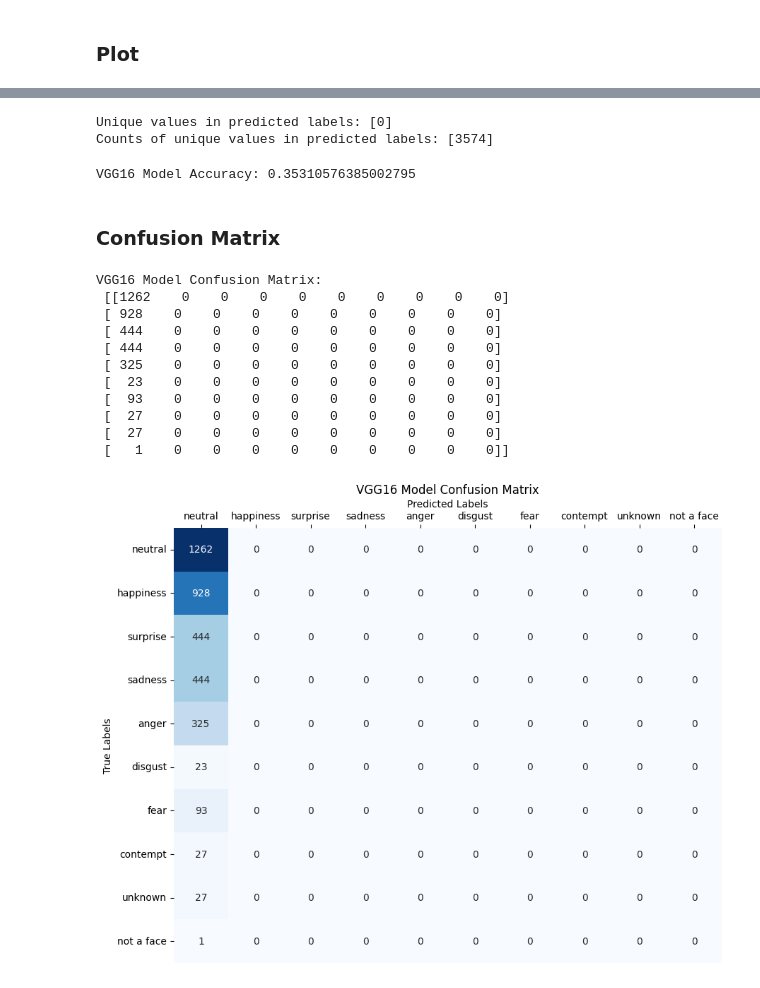
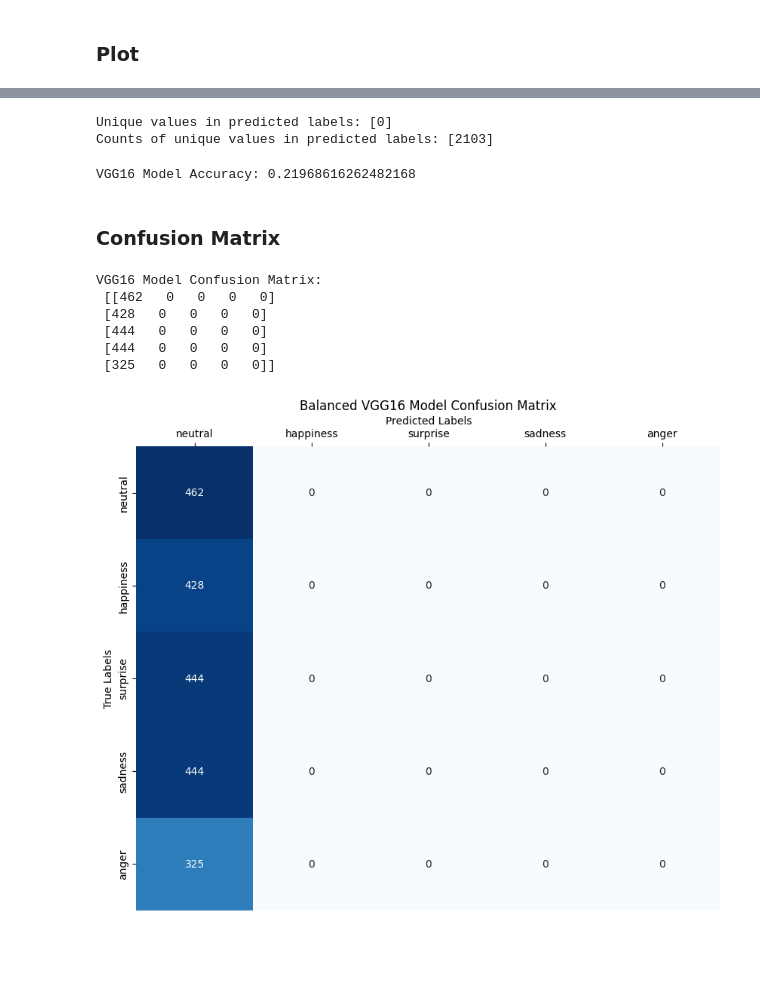
Before and after one commit to QianXunX/TFG, a Jupyter notebook: vgg16.ipynb, the cells around one changed output, grey strips where cells are left out. Saved outputs shown, nothing was run; the diff lists cells and outputs as text; code cells hidden in the pictures; blank space fills up the shorter version.

```diff
--- a/vgg16.ipynb
+++ b/vgg16.ipynb
@@ -390,7 +390,7 @@ x = Dropout(0.5)(x)
 output = Dense(10, activation='softmax')(x)
 
 # Configure and compile the model
-balanced_vgg16_model = Model(inputs=vgg16_base_model.input, outputs=output)
+balanced_vgg16_model = Model(inputs=balanced_vgg16_base_model.input, outputs=output)
 balanced_vgg16_model.compile(optimizer='adam', loss='sparse_categorical_crossentropy', metrics=['accuracy'])
 # %% [markdown]
 ### Fit model
@@ -506,54 +506,44 @@ print("Unique values in predicted labels:", balanced_unique_values)
 print("Counts of unique values in predicted labels:", balanced_counts)
 # %% [output]
 Unique values in predicted labels: [0]
-Counts of unique values in predicted labels: [3574]
+Counts of unique values in predicted labels: [2103]
 # %%
 balanced_accuracy = accuracy_score(balanced_test_labels, balanced_predicted_labels)
 print("VGG16 Model Accuracy:", balanced_accuracy)
 # %% [output]
-VGG16 Model Accuracy: 0.35310576385002795
+VGG16 Model Accuracy: 0.21968616262482168
 # %% [markdown]
 ### Confusion Matrix
 # %%
 emotion_labels = {
     0: "neutral",
     1: "happiness",
     2: "surprise",
     3: "sadness",
-    4: "anger",
-    5: "disgust",
-    6: "fear",
-    7: "contempt",
-    8: "unknown",
-    9: "not a face"
+    4: "anger"
 }
 
 # Get the confusion matrix
 balanced_conf_matrix = confusion_matrix(balanced_test_labels, balanced_predicted_labels)
 print("VGG16 Model Confusion Matrix:\n", balanced_conf_matrix)
 
 # Plotting the confusion matrix
 plt.figure(figsize=(10, 8))
 ax = sns.heatmap(balanced_conf_matrix, annot=True, fmt='d', cmap='Blues', xticklabels=emotion_labels.values(), yticklabels=emotion_labels.values(), cbar=False)
 plt.xlabel('Predicted Labels')
 plt.ylabel('True Labels')
 plt.title('Balanced VGG16 Model Confusion Matrix')
 
 # Move the X-axis to the top of the plot
 ax.xaxis.tick_top()  # X-axis on top
 ax.xaxis.set_label_position('top')  # Move the x-axis label to the top
 
 plt.show()
 # %% [output]
 VGG16 Model Confusion Matrix:
- [[1262    0    0    0    0    0    0    0    0    0]
- [ 928    0    0    0    0    0    0    0    0    0]
- [ 444    0    0    0    0    0    0    0    0    0]
- [ 444    0    0    0    0    0    0    0    0    0]
- [ 325    0    0    0    0    0    0    0    0    0]
- [  23    0    0    0    0    0    0    0    0    0]
- [  93    0    0    0    0    0    0    0    0    0]
- [  27    0    0    0    0    0    0    0    0    0]
- [  27    0    0    0    0    0    0    0    0    0]
- [   1    0    0    0    0    0    0    0    0    0]]
+ [[462   0   0   0   0]
+ [428   0   0   0   0]
+ [444   0   0   0   0]
+ [444   0   0   0   0]
+ [325   0   0   0   0]]
-[figure, old version]
+[figure, new version]
```
Also changed, not shown: parts of 6 cells of this notebook, 2 other files.
